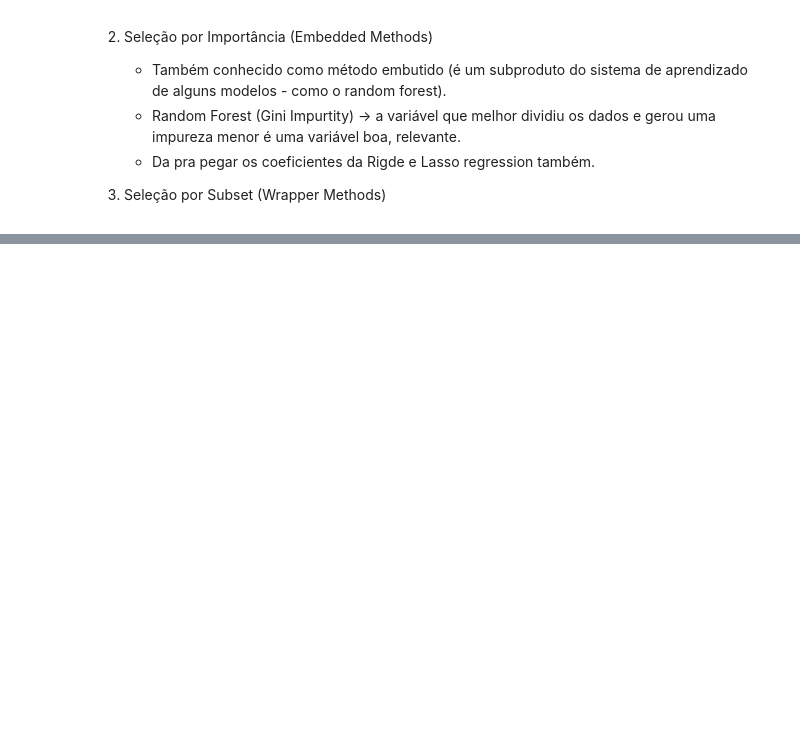
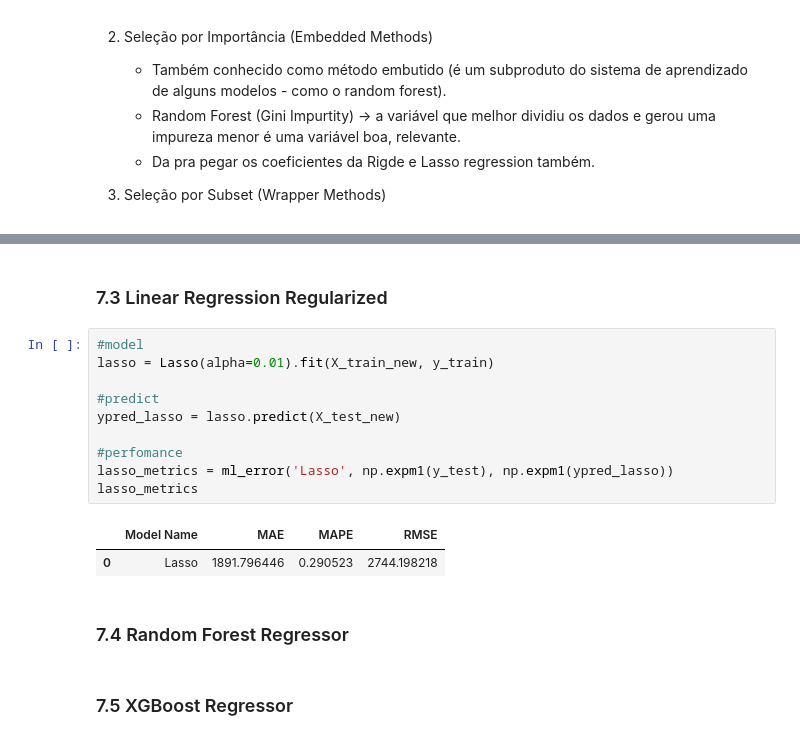
Before and after one commit to AllanCasado/ds_em_producao, a Jupyter notebook: notebooks/rossmann_sales_prediction.ipynb, the cells around one changed output, grey strips where cells are left out. Cells and saved outputs as stored; diff of their text form; blank space fills up the shorter version.

```diff
--- a/notebooks/rossmann_sales_prediction.ipynb
+++ b/notebooks/rossmann_sales_prediction.ipynb
@@ -1744,0 +1814,19 @@ Name: sales, Length: 41396, dtype: float64
+# %% [markdown]
+### 7.3 Linear Regression Regularized
+# %%
+#model
+lasso = Lasso(alpha=0.01).fit(X_train_new, y_train)
+
+#predict
+ypred_lasso = lasso.predict(X_test_new)
+
+#perfomance
+lasso_metrics = ml_error('Lasso', np.expm1(y_test), np.expm1(ypred_lasso))
+lasso_metrics
+# %% [output]
+|  | Model Name | MAE | MAPE | RMSE |
+| 0 | Lasso | 1891.796446 | 0.290523 | 2744.198218 |
+# %% [markdown]
+### 7.4 Random Forest Regressor
+# %% [markdown]
+### 7.5 XGBoost Regressor
```
Also changed, not shown: parts of 49 cells of this notebook.
